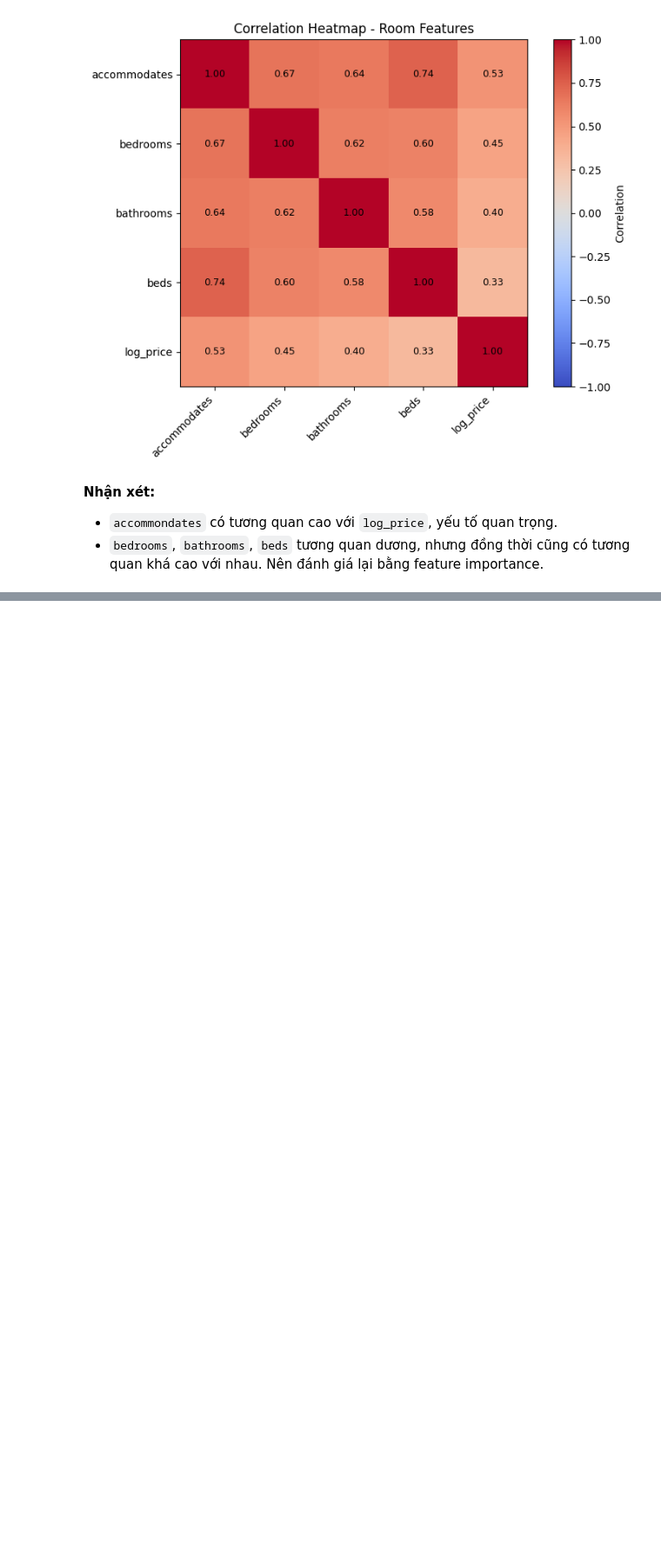
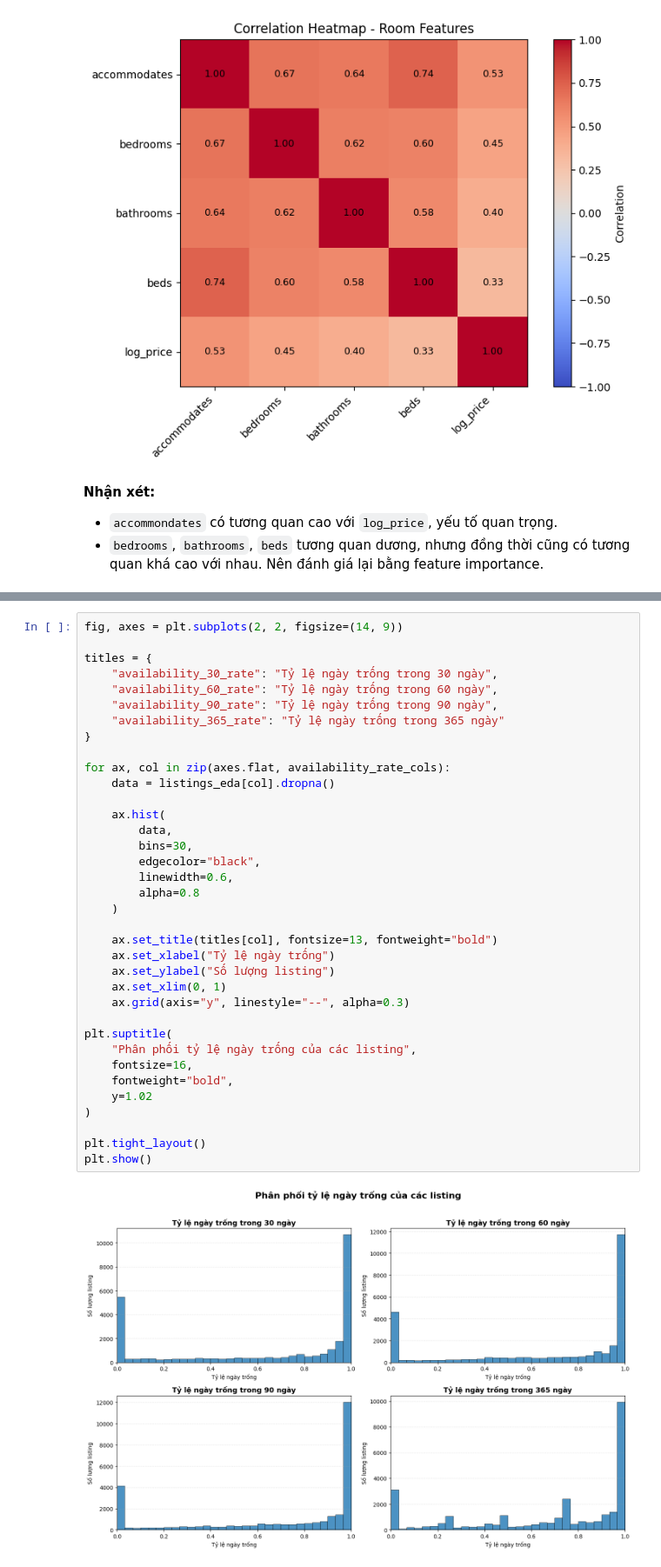
Before and after one commit to pamern/airbnb-analytics-platform, a Jupyter notebook: notebooks/01_eda.ipynb, the cells around one changed output, grey strips where cells are left out. Shown at 87% size. Cells and saved outputs as stored; diff of their text form; blank space fills up the shorter version.

```diff
--- a/notebooks/01_eda.ipynb
+++ b/notebooks/01_eda.ipynb
@@ -586,0 +691,38 @@ plt.show()
+# %%
+fig, axes = plt.subplots(2, 2, figsize=(14, 9))
+
+titles = {
+    "availability_30_rate": "Tỷ lệ ngày trống trong 30 ngày",
+    "availability_60_rate": "Tỷ lệ ngày trống trong 60 ngày",
+    "availability_90_rate": "Tỷ lệ ngày trống trong 90 ngày",
+    "availability_365_rate": "Tỷ lệ ngày trống trong 365 ngày"
+}
+
+for ax, col in zip(axes.flat, availability_rate_cols):
+    data = listings_eda[col].dropna()
+
+    ax.hist(
+        data,
+        bins=30,
+        edgecolor="black",
+        linewidth=0.6,
+        alpha=0.8
+    )
+
+    ax.set_title(titles[col], fontsize=13, fontweight="bold")
+    ax.set_xlabel("Tỷ lệ ngày trống")
+    ax.set_ylabel("Số lượng listing")
+    ax.set_xlim(0, 1)
+    ax.grid(axis="y", linestyle="--", alpha=0.3)
+
+plt.suptitle(
+    "Phân phối tỷ lệ ngày trống của các listing",
+    fontsize=16,
+    fontweight="bold",
+    y=1.02
+)
+
+plt.tight_layout()
+plt.show()
+# %% [output]
+[figure, added]
```
Also changed, not shown: parts of 30 cells of this notebook.
